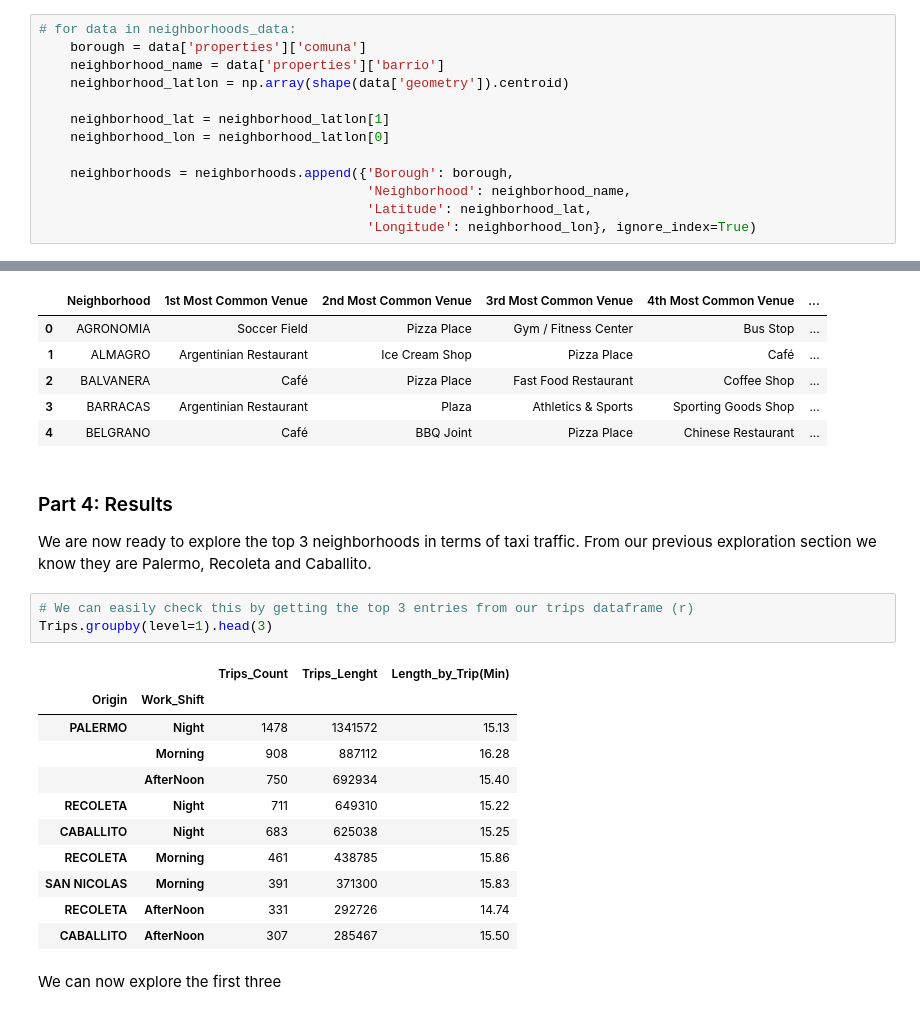
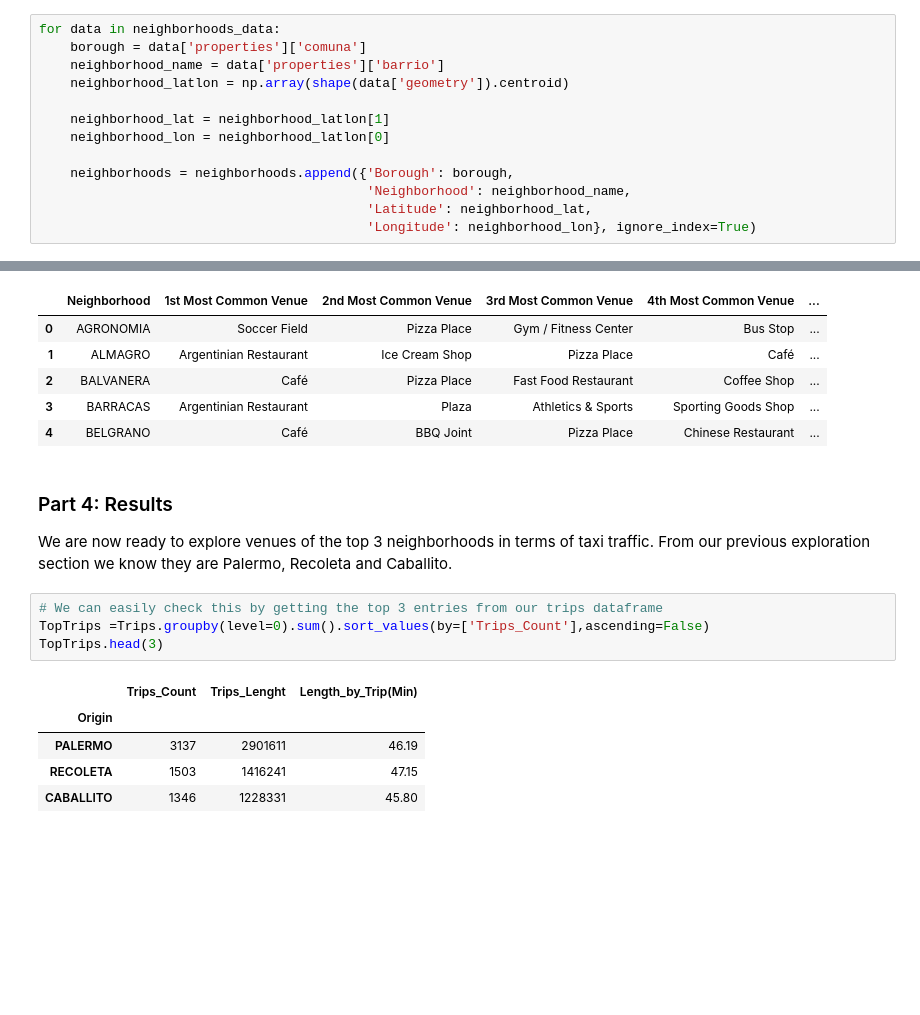
Before and after one commit to FFalcon0/Coursera_Capstone, a Jupyter notebook: Buenos Aires Clustering.ipynb, the cells around one changed output, grey strips where cells are left out. Cells and saved outputs as stored; diff of their text form; blank space fills up the shorter version.

```diff
--- a/Buenos Aires Clustering.ipynb
+++ b/Buenos Aires Clustering.ipynb
@@ -135,7 +135,7 @@ As the neighborhoods are given in the form of polygons, we can use shapey to fin
 # %% [markdown]
 Now we can fill the dataframe
 # %%
-# for data in neighborhoods_data:
+for data in neighborhoods_data:
     borough = data['properties']['comuna']
     neighborhood_name = data['properties']['barrio']
     neighborhood_latlon = np.array(shape(data['geometry']).centroid)
@@ -551,21 +551,14 @@ neighborhoods_venues_sorted.head()
 # %% [markdown]
 ### Part 4: Results
 
-We are now ready to explore the top 3 neighborhoods in terms of taxi traffic. From our previous exploration section we know they are Palermo, Recoleta and Caballito.
+We are now ready to explore venues of the top 3 neighborhoods in terms of taxi traffic. From our previous exploration section we know they are Palermo, Recoleta and Caballito.
 # %%
-# We can easily check this by getting the top 3 entries from our trips dataframe (r)
-Trips.groupby(level=1).head(3)
+# We can easily check this by getting the top 3 entries from our trips dataframe
+TopTrips =Trips.groupby(level=0).sum().sort_values(by=['Trips_Count'],ascending=False)
+TopTrips.head(3)
 # %% [output]
-|  |  | Trips_Count | Trips_Lenght | Length_by_Trip(Min) |
-| Origin | Work_Shift |  |  |  |
-| PALERMO | Night | 1478 | 1341572 | 15.13 |
-|  | Morning | 908 | 887112 | 16.28 |
-|  | AfterNoon | 750 | 692934 | 15.40 |
-| RECOLETA | Night | 711 | 649310 | 15.22 |
-| CABALLITO | Night | 683 | 625038 | 15.25 |
-| RECOLETA | Morning | 461 | 438785 | 15.86 |
-| SAN NICOLAS | Morning | 391 | 371300 | 15.83 |
-| RECOLETA | AfterNoon | 331 | 292726 | 14.74 |
-| CABALLITO | AfterNoon | 307 | 285467 | 15.50 |
+|  | Trips_Count | Trips_Lenght | Length_by_Trip(Min) |
+| Origin |  |  |  |
+| PALERMO | 3137 | 2901611 | 46.19 |
+| RECOLETA | 1503 | 1416241 | 47.15 |
+| CABALLITO | 1346 | 1228331 | 45.80 |
-# %% [markdown]
-We can now explore the first three
```
Also changed, not shown: parts of 11 cells of this notebook.
